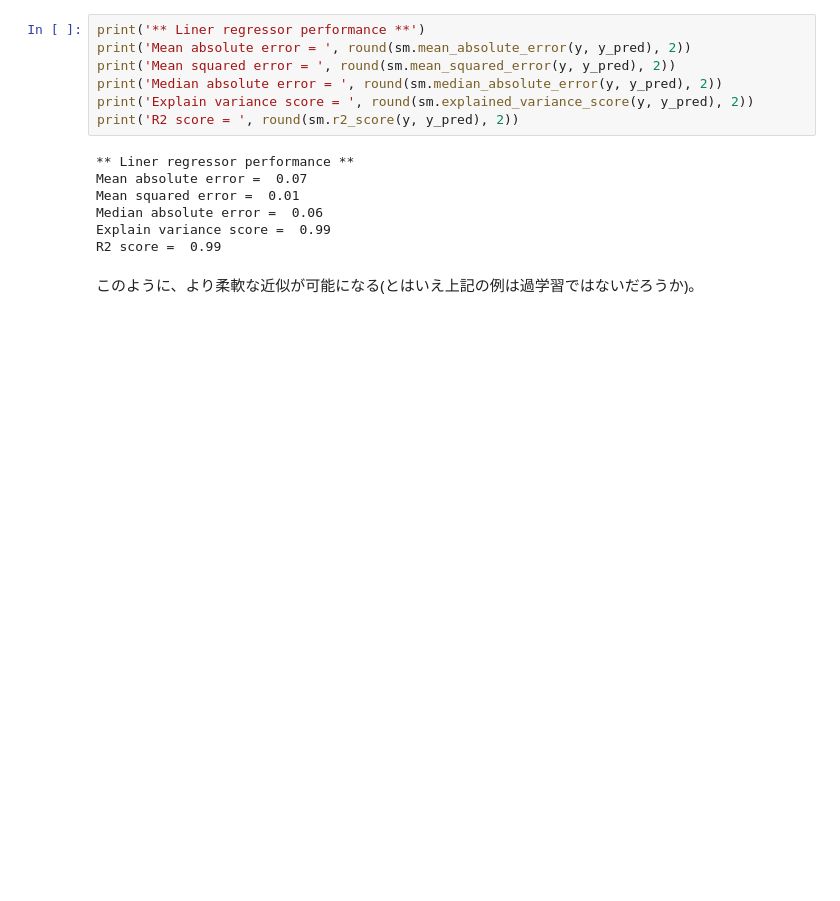
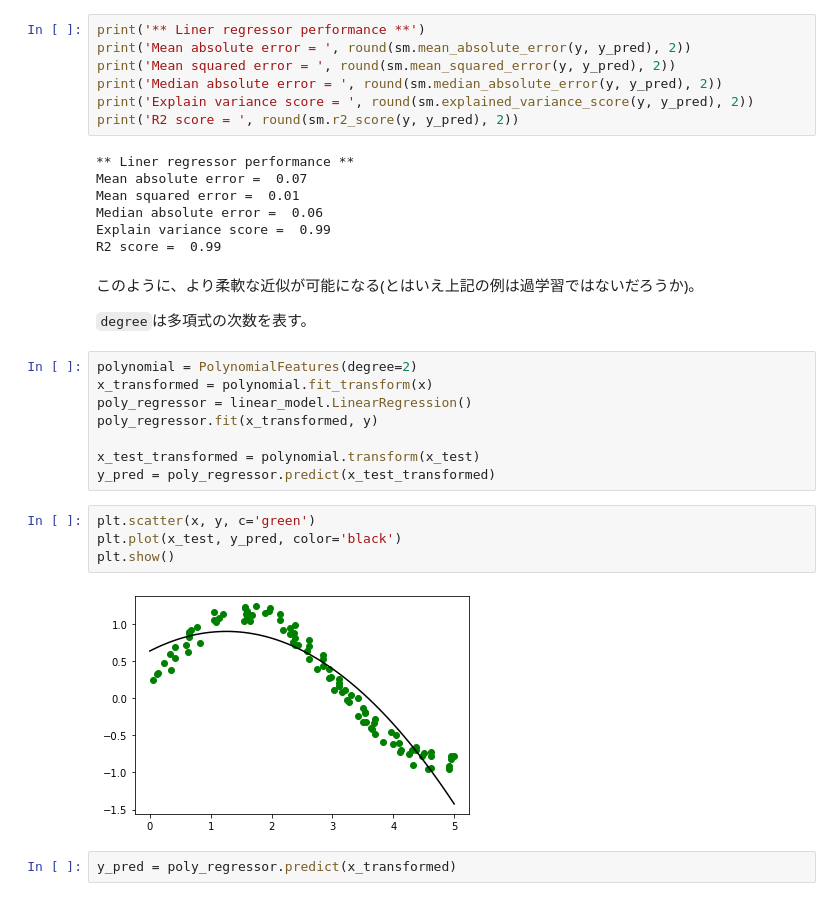
Before and after one commit to kingofwhiterock/learning-AI-with-python, a Jupyter notebook: section_02_08.ipynb, the cells around one changed output. Saved outputs shown, nothing was run; the diff lists cells and outputs as text; blank space fills up the shorter version.

```diff
--- a/section_02_08.ipynb
+++ b/section_02_08.ipynb
@@ -94,3 +94,21 @@ Explain variance score =  0.99
 R2 score =  0.99
 # %% [markdown]
 このように、より柔軟な近似が可能になる(とはいえ上記の例は過学習ではないだろうか)。
+
+`degree`は多項式の次数を表す。
+# %%
+polynomial = PolynomialFeatures(degree=2)
+x_transformed = polynomial.fit_transform(x)
+poly_regressor = linear_model.LinearRegression()
+poly_regressor.fit(x_transformed, y)
+
+x_test_transformed = polynomial.transform(x_test)
+y_pred = poly_regressor.predict(x_test_transformed)
+# %%
+plt.scatter(x, y, c='green')
+plt.plot(x_test, y_pred, color='black')
+plt.show()
+# %% [output]
+[figure, added]
+# %%
+y_pred = poly_regressor.predict(x_transformed)
```
Also changed, not shown: parts of 4 cells of this notebook, 2 other files.
